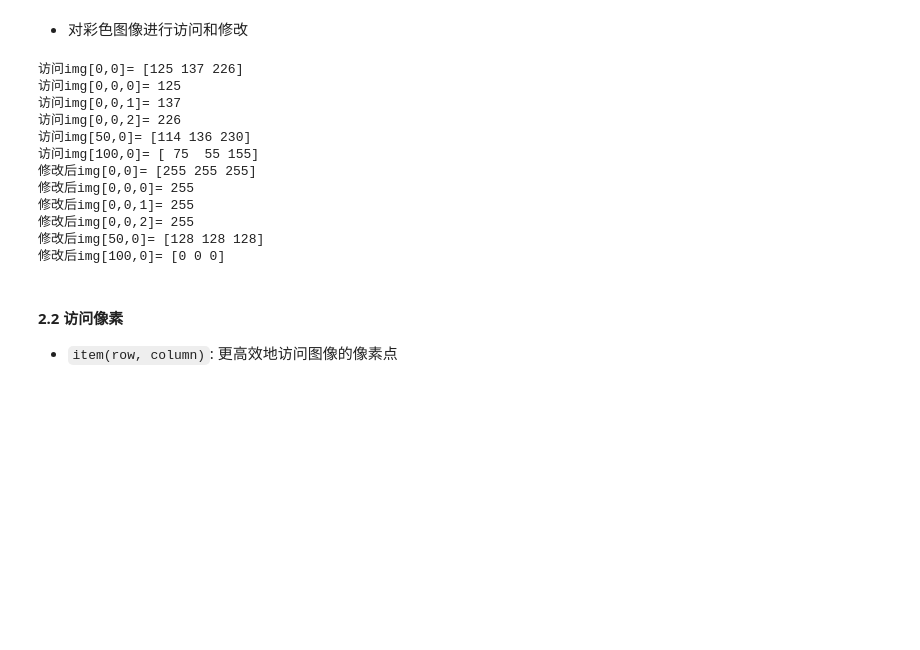
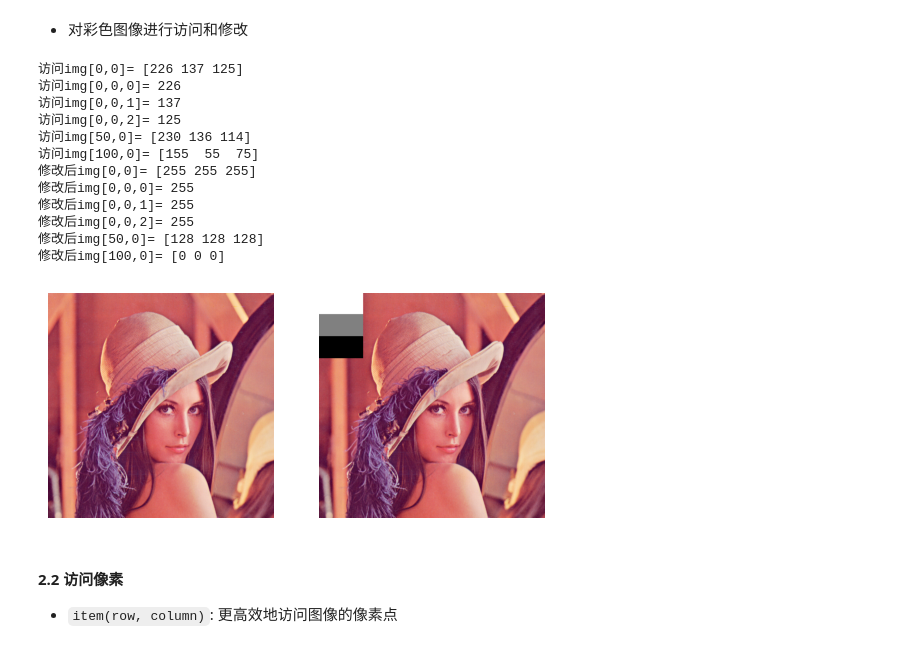
Before and after one commit to MercuryHaipeng/Getting-Started-with-OpenCV-Python-Edition-2nd-Edition-, a Jupyter notebook: Chapter 2/2-1.ipynb, the cells around one changed output. Cells and saved outputs as stored; diff of their text form; code cells hidden in the pictures; blank space fills up the shorter version.

```diff
--- a/Chapter 2/2-1.ipynb
+++ b/Chapter 2/2-1.ipynb
@@ -48,48 +69,58 @@ img=
 # %%
 import cv2
 img = cv2.imread("lenacolor.png")
-cv2.imshow("before", img)
-print("访问img[0,0]=", img[0,0])
-print("访问img[0,0,0]=", img[0,0,0])
-print("访问img[0,0,1]=", img[0,0,1])
-print("访问img[0,0,2]=", img[0,0,2])
-print("访问img[50,0]=", img[50,0])
-print("访问img[100,0]=", img[100,0])
+
+plt.subplot(1,2,1)
+img= cv2.cvtColor(img, cv2.COLOR_BGR2RGB)
+plt.imshow(img)
+plt.axis('off')
+
+print("访问img[0,0]=", img[0, 0])
+print("访问img[0,0,0]=", img[0, 0, 0])
+print("访问img[0,0,1]=", img[0, 0, 1])
+print("访问img[0,0,2]=", img[0, 0, 2])
+print("访问img[50,0]=", img[50, 0])
+print("访问img[100,0]=", img[100, 0])
 #区域1
 for i in range(0, 50):
     for j in range(0, 100):
         for k in range(0, 3):
             img[i, j, k] = 255  # 白色
 #区域2
 for i in range(50, 100):
     for j in range(0, 100):
         img[i, j] = (128, 128, 128)  # 灰色 元组元素不可变，更适于使用
 #区域3
 for i in range(100, 150):
     for j in range(0, 100):
         img[i, j] = 0          # 黑色
-cv2.imshow("after", img)
+
 print("修改后img[0,0]=", img[0, 0])
 print("修改后img[0,0,0]=", img[0, 0, 0])
 print("修改后img[0,0,1]=", img[0, 0, 1])
 print("修改后img[0,0,2]=", img[0, 0, 2])
-print("修改后img[50,0]=", img[50 ,0])
+print("修改后img[50,0]=", img[50, 0])
 print("修改后img[100,0]=", img[100, 0])
-cv2.waitKey()
-cv2.destroyAllWindows()
+
+plt.subplot(1,2,2)
+# img= cv2.cvtColor(img, cv2.COLOR_BGR2RGB)   # 已经转换过一次，不要重复转换
+plt.imshow(img)
+plt.axis('off')
+plt.show()
 # %% [output]
-访问img[0,0]= [125 137 226]
-访问img[0,0,0]= 125
+访问img[0,0]= [226 137 125]
+访问img[0,0,0]= 226
 访问img[0,0,1]= 137
-访问img[0,0,2]= 226
-访问img[50,0]= [114 136 230]
-访问img[100,0]= [ 75  55 155]
+访问img[0,0,2]= 125
+访问img[50,0]= [230 136 114]
+访问img[100,0]= [155  55  75]
 修改后img[0,0]= [255 255 255]
 修改后img[0,0,0]= 255
 修改后img[0,0,1]= 255
 修改后img[0,0,2]= 255
 修改后img[50,0]= [128 128 128]
 修改后img[100,0]= [0 0 0]
+[figure, added]
 # %% [markdown]
 #### 2.2 访问像素
 - `item(row, column)`: 更高效地访问图像的像素点
```
Also changed, not shown: parts of 9 cells of this notebook, 1 other file.
